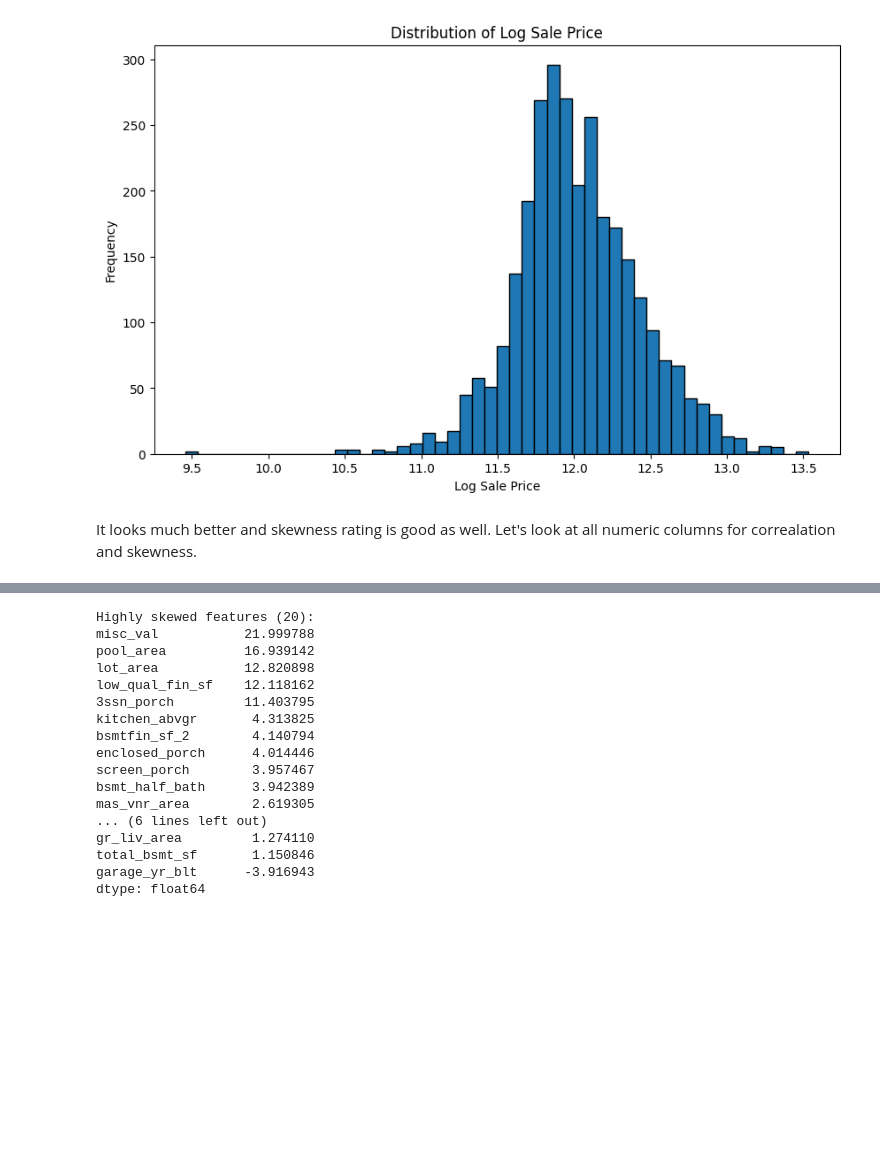
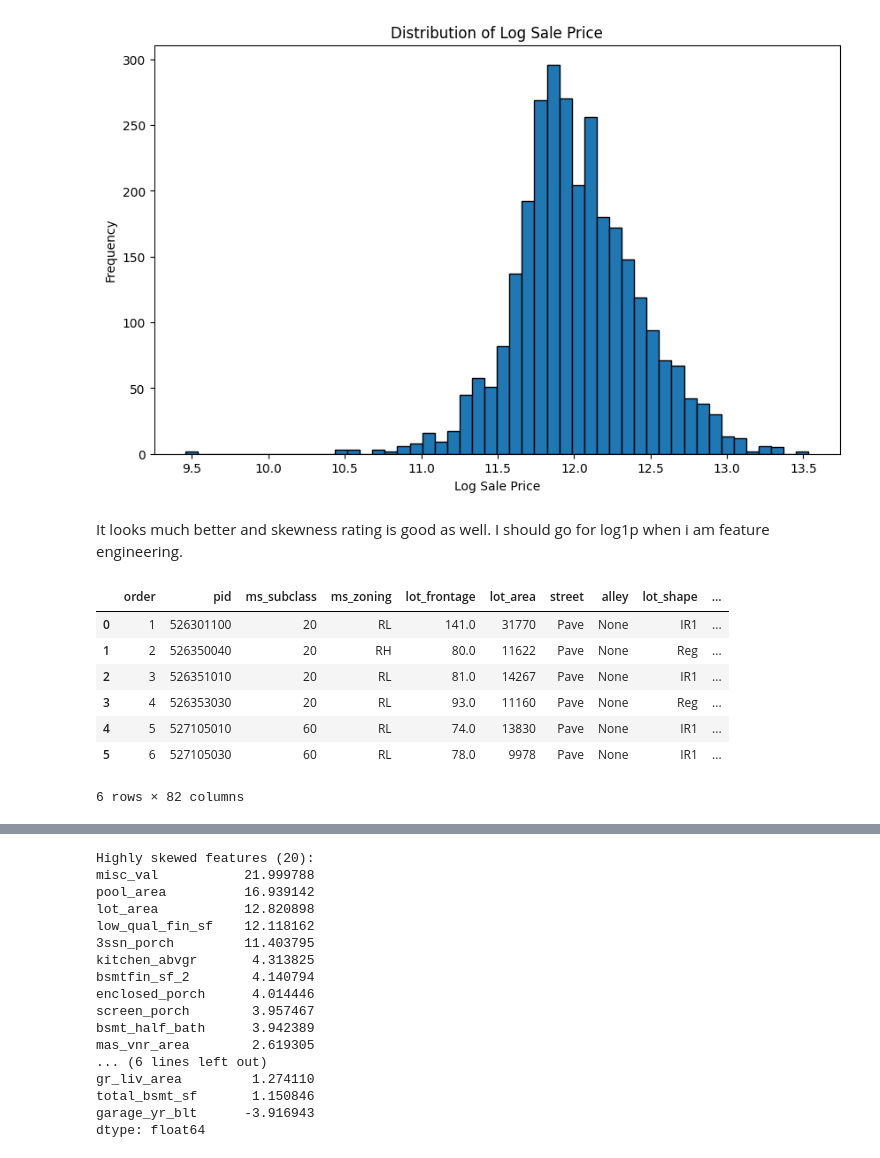
Before and after one commit to dboyraz/House-Price-Prediction, a Jupyter notebook: notebook.ipynb, the cells around one changed output, grey strips where cells are left out. Drawn from its saved outputs; the diff is of its cells as text; code cells hidden in the pictures; blank space fills up the shorter version.

```diff
--- a/notebook.ipynb
+++ b/notebook.ipynb
@@ -125,7 +118,18 @@ Skewness after log transformation: -0.014772659537224368
 [figure]
 # %% [markdown]
 It looks much better and skewness rating is good as well.
-Let's look at all numeric columns for correalation and skewness.
+I should go for log1p when i am feature engineering.
+# %%
+df.head(6)
+# %% [output]
+|  | order | pid | ms_subclass | ms_zoning | lot_frontage | lot_area | street | alley | lot_shape | ... |
+| 0 | 1 | 526301100 | 20 | RL | 141.0 | 31770 | Pave | None | IR1 | ... |
+| 1 | 2 | 526350040 | 20 | RH | 80.0 | 11622 | Pave | None | Reg | ... |
+| 2 | 3 | 526351010 | 20 | RL | 81.0 | 14267 | Pave | None | IR1 | ... |
+| 3 | 4 | 526353030 | 20 | RL | 93.0 | 11160 | Pave | None | Reg | ... |
+| 4 | 5 | 527105010 | 60 | RL | 74.0 | 13830 | Pave | None | IR1 | ... |
+| 5 | 6 | 527105030 | 60 | RL | 78.0 | 9978 | Pave | None | IR1 | ... |
+6 rows × 82 columns
 # %%
 # Check skewness for all numeric columns
 skewness_values = df[numeric_cols].skew().sort_values(ascending=False)
```
Also changed, not shown: parts of 19 cells of this notebook.
